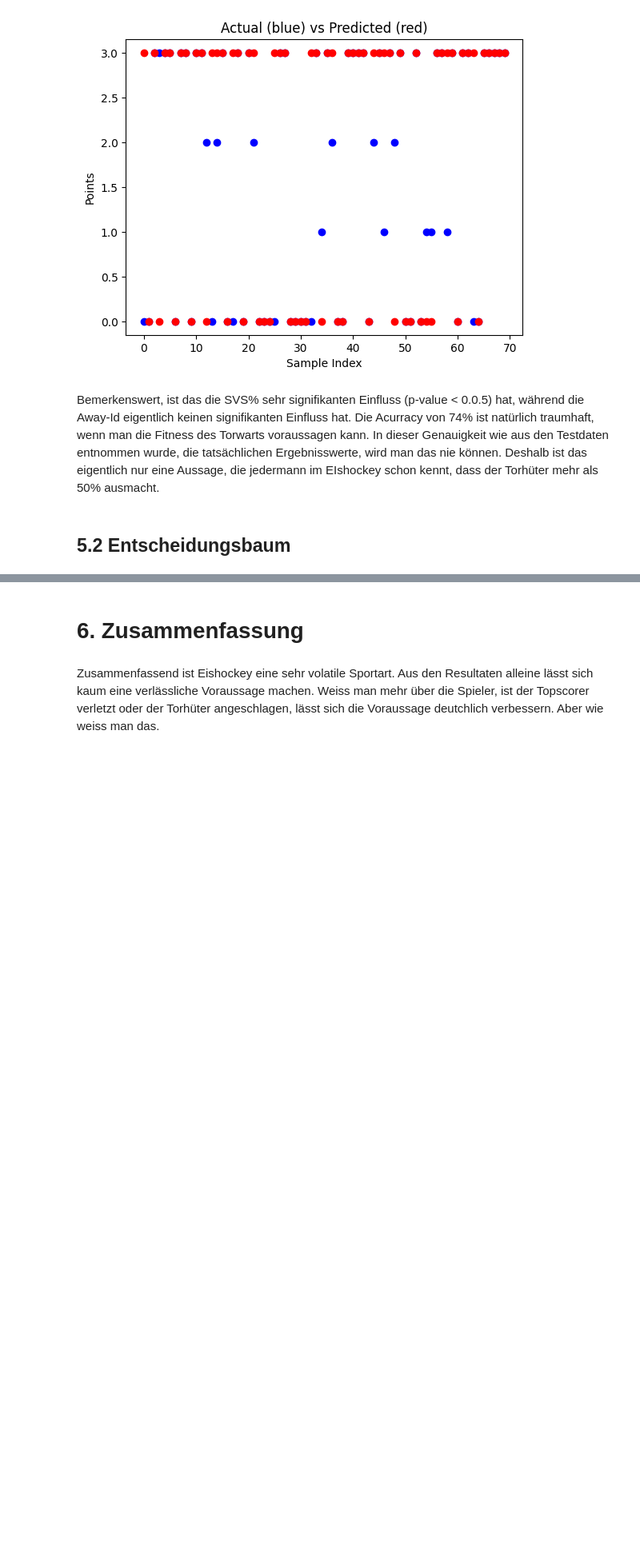
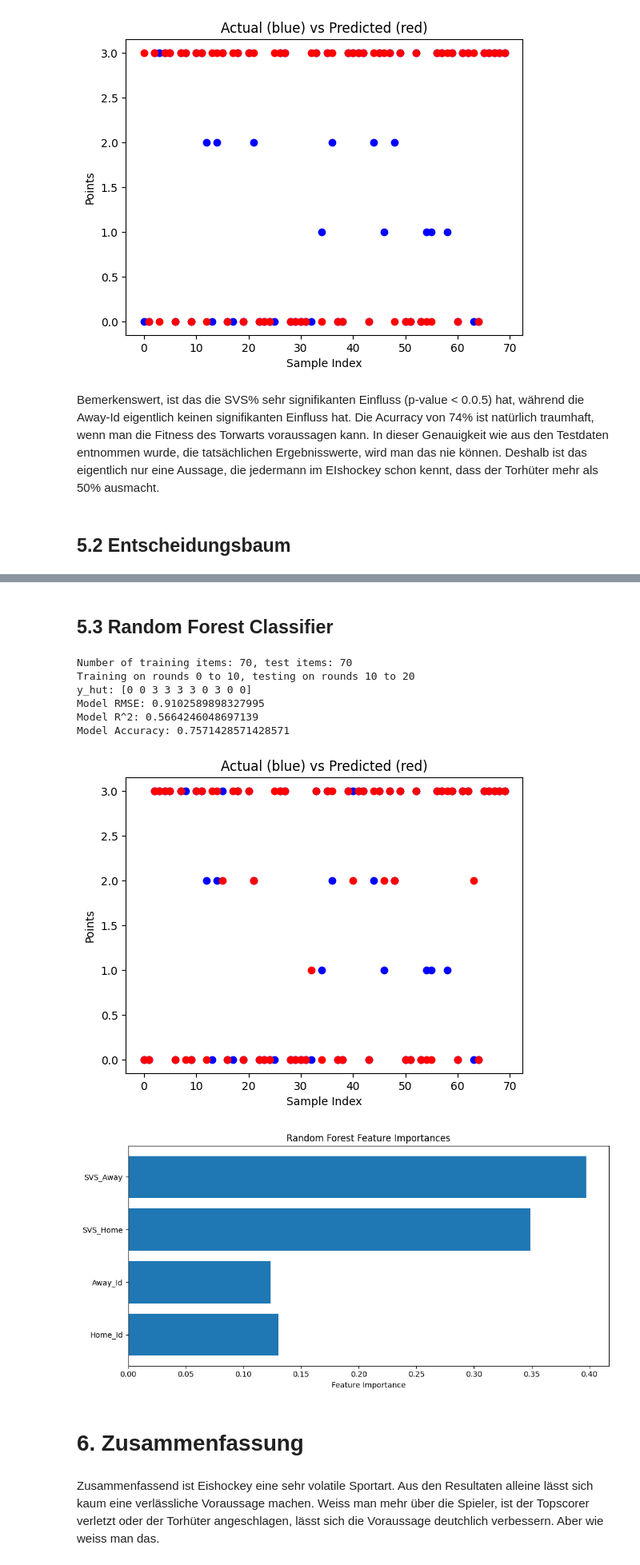
Before and after one commit to gagnauxl/hockey_prediction, a Jupyter notebook: src/hockey-prediction.ipynb, the cells around one changed output, grey strips where cells are left out. Shown at 80% size. Cells and saved outputs as stored; diff of their text form; code cells hidden in the pictures; blank space fills up the shorter version.

Commit message:
mit random forest klassifier

```diff
--- a/src/hockey-prediction.ipynb
+++ b/src/hockey-prediction.ipynb
@@ -270,3 +283,16 @@ Decision Tree
+# %% [markdown]
+## 5.3 Random Forest Classifier
+# %%
+rf.analyze_model_performance(df=df, X=X, y=y, train_idx_start=0, train_idx_end=10, test_idx_start=10, test_idx_end=20)
+# %% [output]
+Number of training items: 70, test items: 70
+Training on rounds 0 to 10, testing on rounds 10 to 20
+y_hut: [0 0 3 3 3 3 0 3 0 0]
+Model RMSE: 0.9102589898327995
+Model R^2: 0.5664246048697139
+Model Accuracy: 0.7571428571428571
+[figure, added]
+[figure, added]
 # %% [markdown]
 # 6. Zusammenfassung
 # %% [markdown]
```
Also changed, not shown: parts of 6 cells of this notebook, 2 other files.
